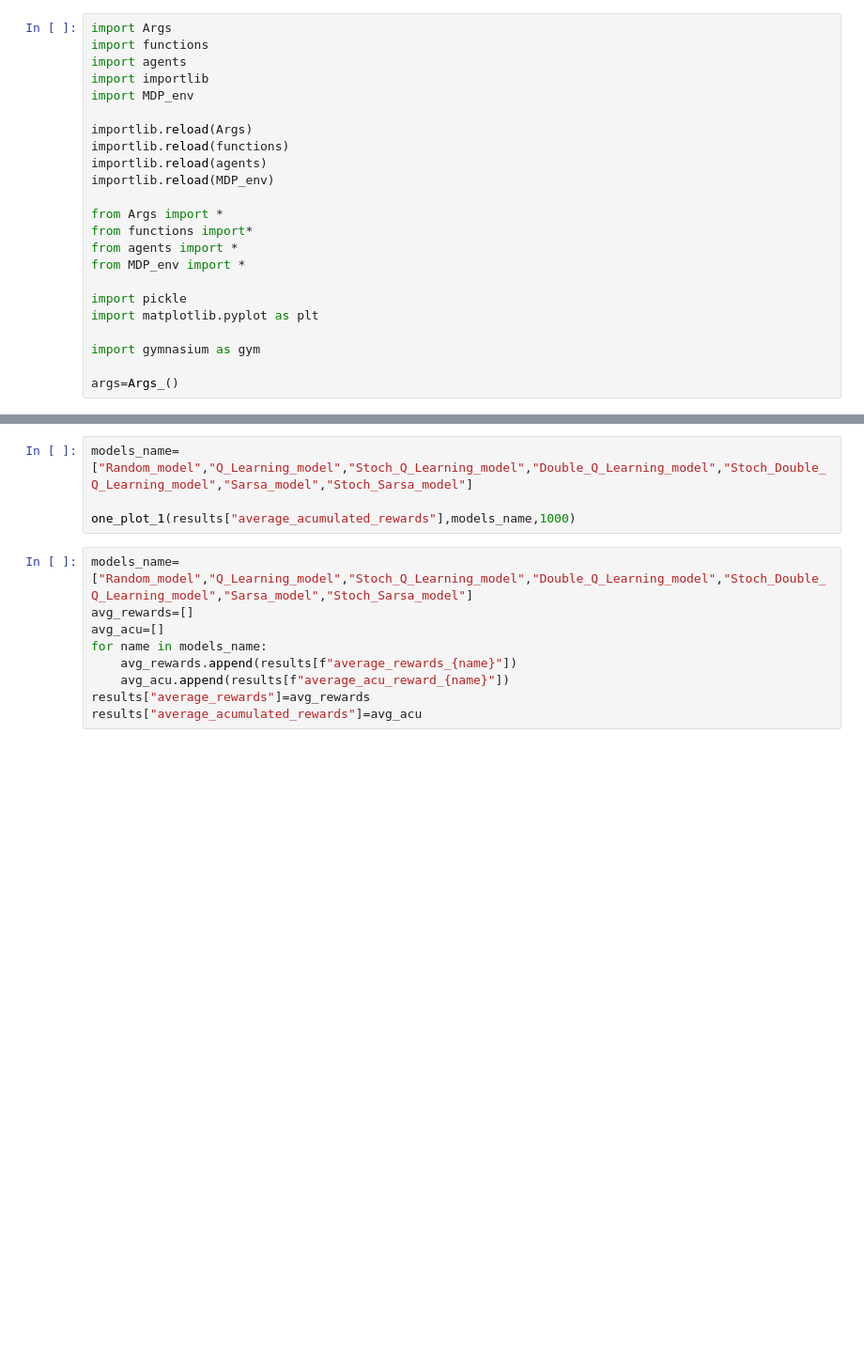
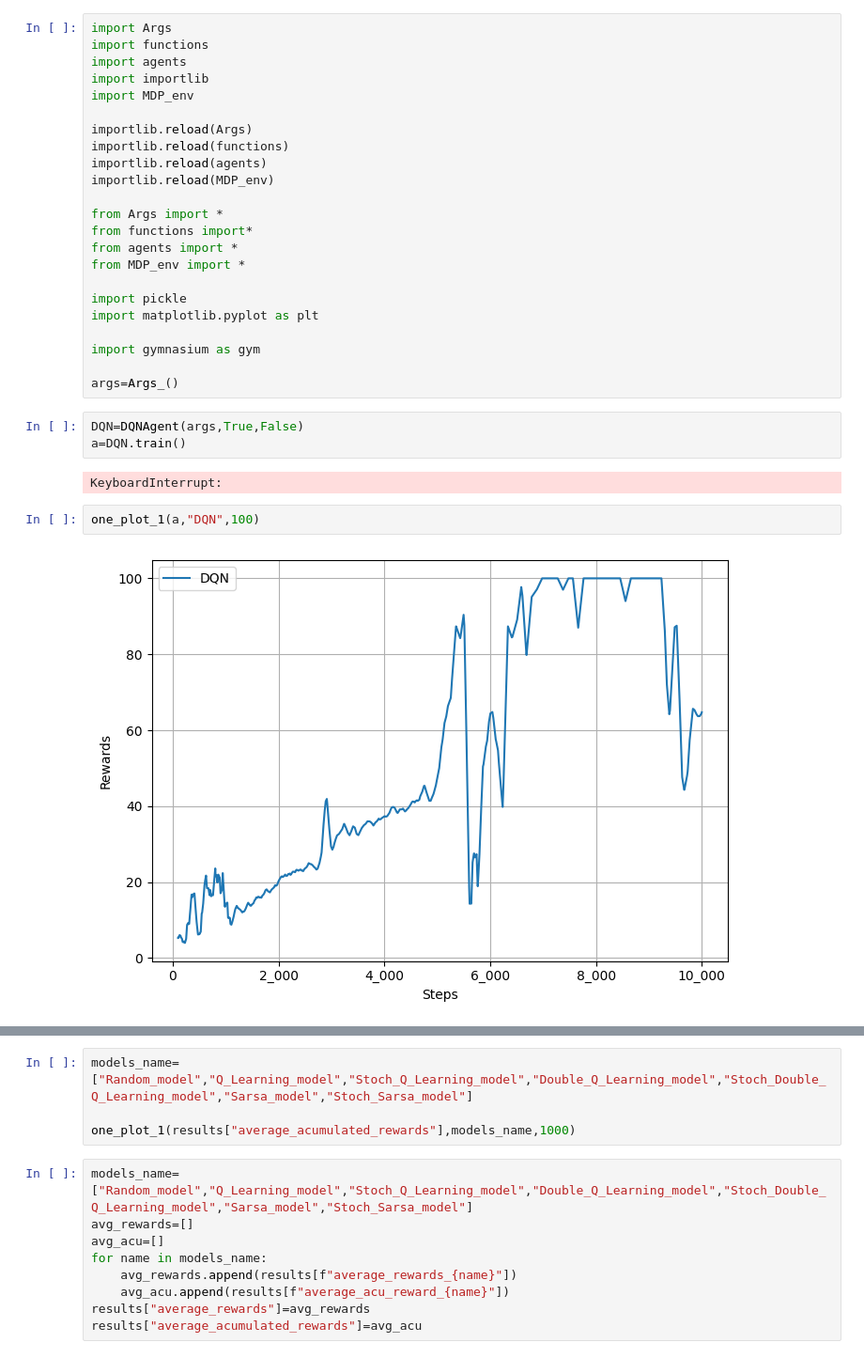
Before and after one commit to Tarik-com/Stochastic-Q-learning, a Jupyter notebook: Experiments.ipynb, the cells around one changed output, grey strips where cells are left out. Shown at 94% size. Drawn from its saved outputs; the diff is of its cells as text; blank space fills up the shorter version.

```diff
--- a/Experiments.ipynb
+++ b/Experiments.ipynb
@@ -21,3 +21,12 @@ import matplotlib.pyplot as plt
 import gymnasium as gym
 
 args=Args_()
+# %%
+DQN=DQNAgent(args,True,False)
+a=DQN.train()
+# %% [output]
+KeyboardInterrupt:
+# %%
+one_plot_1(a,"DQN",100)
+# %% [output]
+[figure, added]
```
Also changed, not shown: parts of 65 cells of this notebook, 6 other files.
